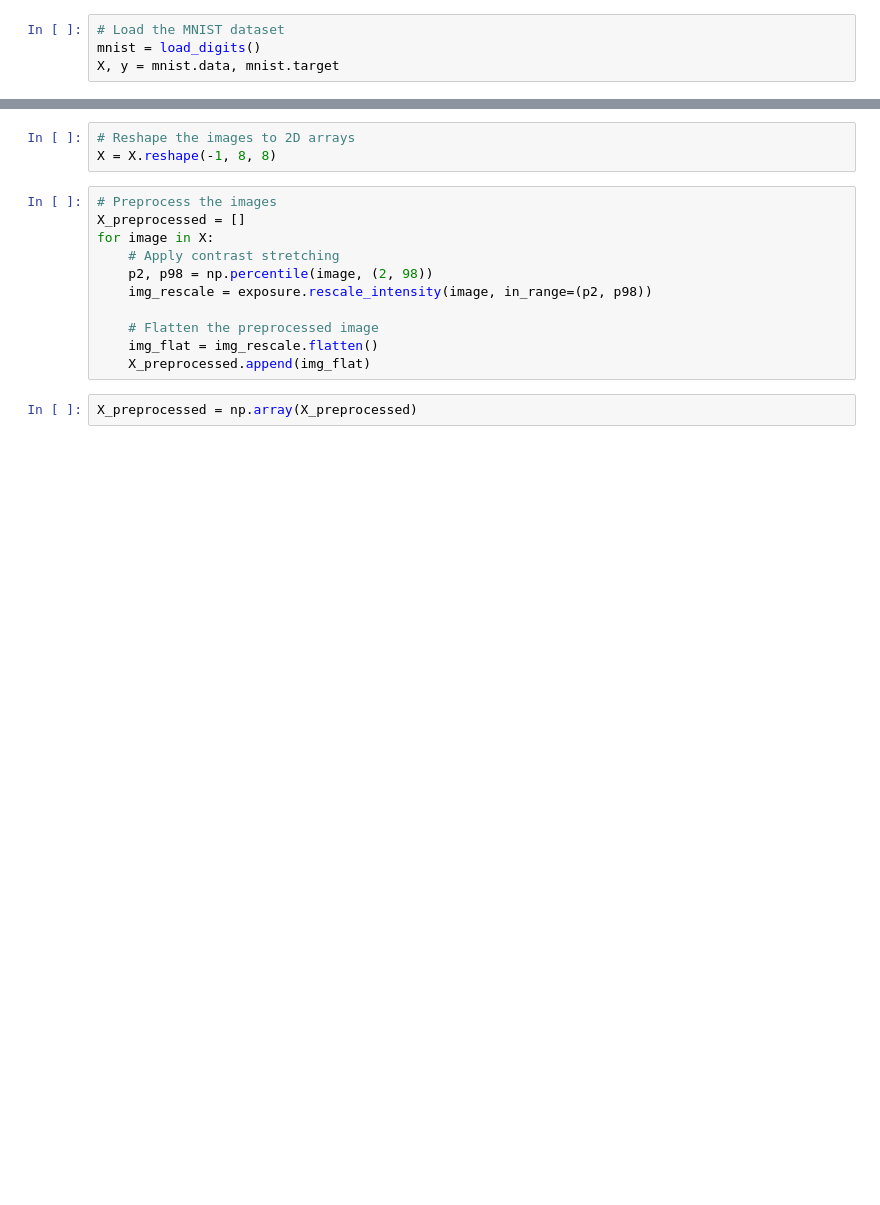
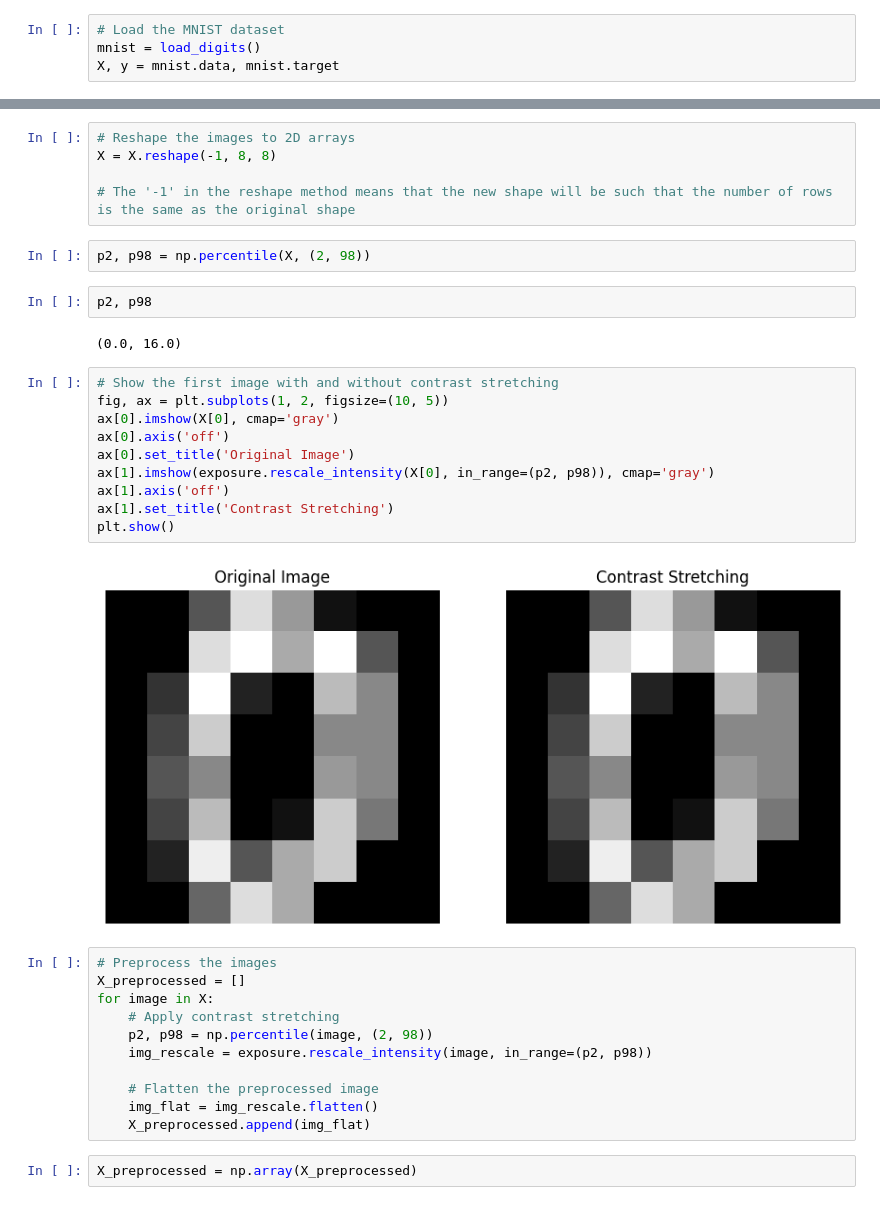
Before and after one commit to skills-cogrammar/C7-Lecture-Backpack, a Jupyter notebook: 3 - Data Science (DS)/Week 10/6 - Saturday/Code/image_processing_simple.ipynb, the cells around one changed output, grey strips where cells are left out. Cells and saved outputs as stored; diff of their text form; blank space fills up the shorter version.

```diff
--- a/3 - Data Science (DS)/Week 10/6 - Saturday/Code/image_processing_simple.ipynb
+++ b/3 - Data Science (DS)/Week 10/6 - Saturday/Code/image_processing_simple.ipynb
@@ -33,6 +67,26 @@ mnist
 # %%
 # Reshape the images to 2D arrays
 X = X.reshape(-1, 8, 8)
+
+# The '-1' in the reshape method means that the new shape will be such that the number of rows is the same as the original shape
+# %%
+p2, p98 = np.percentile(X, (2, 98))
+# %%
+p2, p98
+# %% [output]
+(0.0, 16.0)
+# %%
+# Show the first image with and without contrast stretching
+fig, ax = plt.subplots(1, 2, figsize=(10, 5))
+ax[0].imshow(X[0], cmap='gray')
+ax[0].axis('off')
+ax[0].set_title('Original Image')
+ax[1].imshow(exposure.rescale_intensity(X[0], in_range=(p2, p98)), cmap='gray')
+ax[1].axis('off')
+ax[1].set_title('Contrast Stretching')
+plt.show()
+# %% [output]
+[figure, added]
 # %%
 # Preprocess the images
 X_preprocessed = []
```
Also changed, not shown: parts of 9 cells of this notebook, 2 other files.
